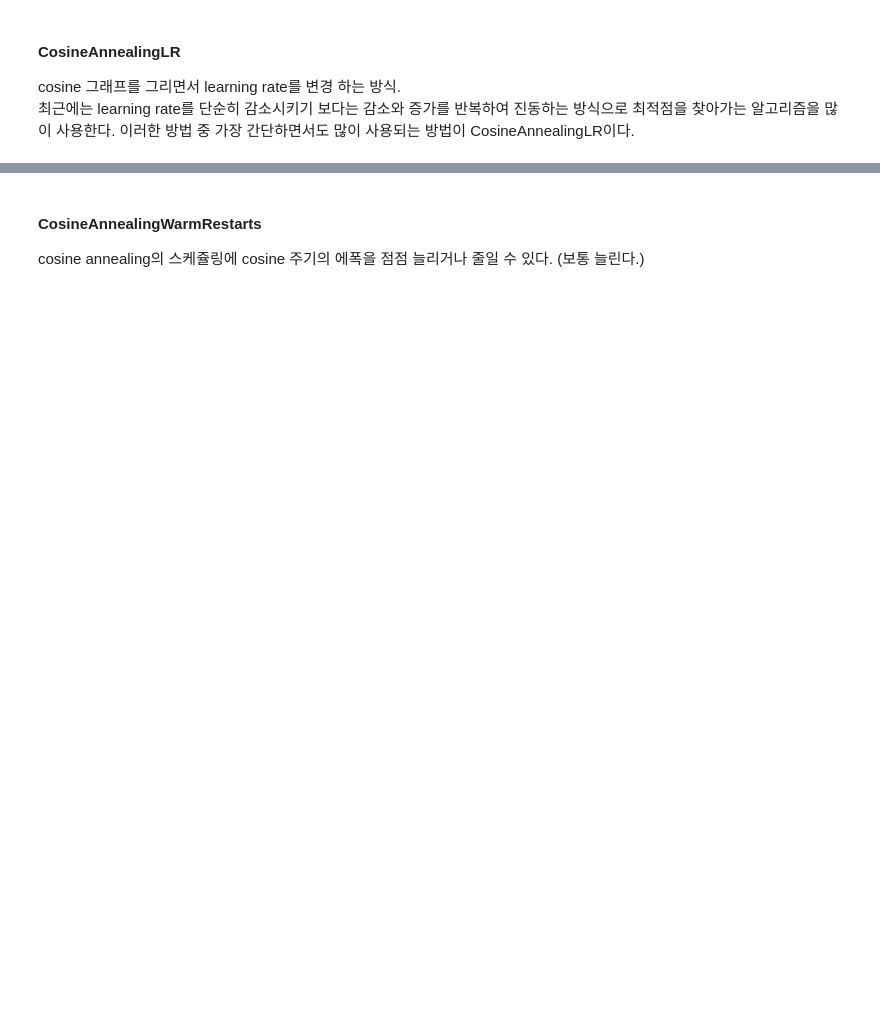
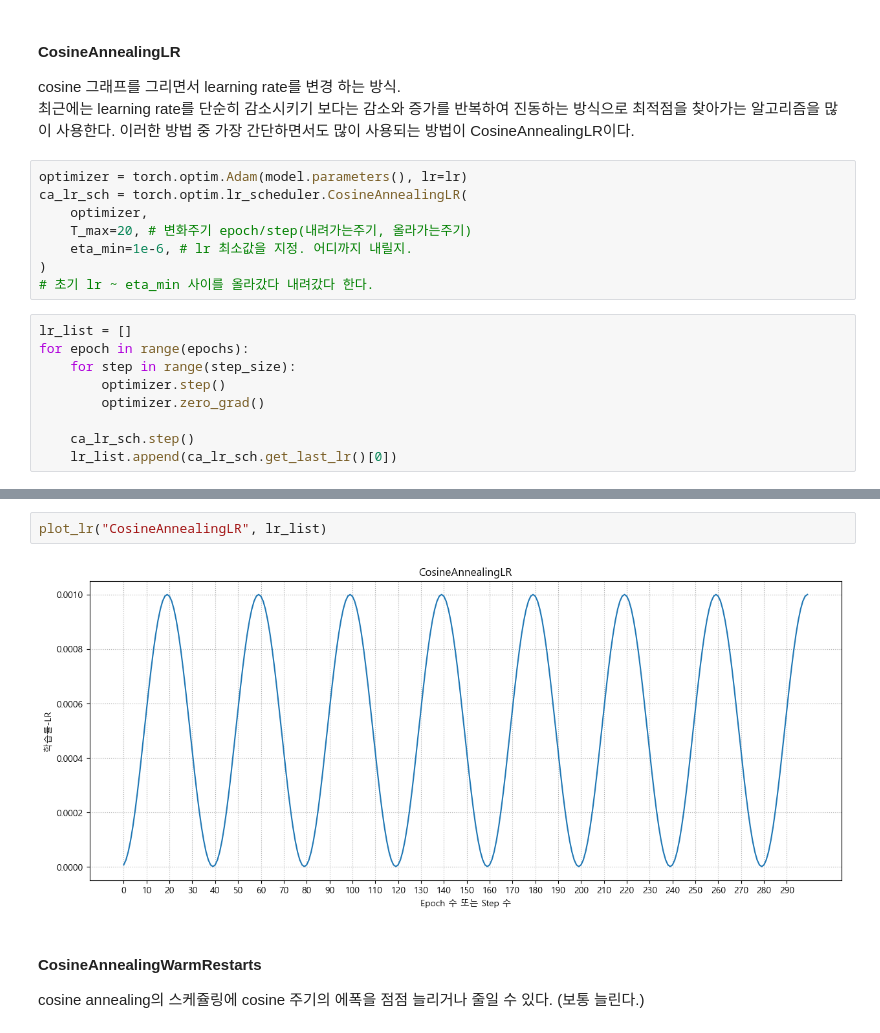
Before and after one commit to ksryong0/SKN21, a Jupyter notebook: 07_deeplearning_pytorch/08_2_딥러닝모델_성능개선_예제.ipynb, the cells around one changed output, grey strips where cells are left out. Saved outputs shown, nothing was run; the diff lists cells and outputs as text; blank space fills up the shorter version.

```diff
--- a/07_deeplearning_pytorch/08_2_딥러닝모델_성능개선_예제.ipynb
+++ b/07_deeplearning_pytorch/08_2_딥러닝모델_성능개선_예제.ipynb
@@ -383,3 +696,20 @@ def plot_lr(title, lr_list):
 
 cosine 그래프를 그리면서 learning rate를 변경 하는 방식.
 최근에는 learning rate를 단순히 감소시키기 보다는 감소와 증가를 반복하여 진동하는 방식으로 최적점을 찾아가는 알고리즘을 많이 사용한다. 이러한 방법 중 가장 간단하면서도 많이 사용되는 방법이 CosineAnnealingLR이다.
+# %%
+optimizer = torch.optim.Adam(model.parameters(), lr=lr)
+ca_lr_sch = torch.optim.lr_scheduler.CosineAnnealingLR(
+    optimizer,
+    T_max=20, # 변화주기 epoch/step(내려가는주기, 올라가는주기)
+    eta_min=1e-6, # lr 최소값을 지정. 어디까지 내릴지.
+)
+# 초기 lr ~ eta_min 사이를 올라갔다 내려갔다 한다.
+# %%
+lr_list = []
+for epoch in range(epochs):
+    for step in range(step_size):
+        optimizer.step()
+        optimizer.zero_grad()
+
+    ca_lr_sch.step()
+    lr_list.append(ca_lr_sch.get_last_lr()[0])
@@ -386,3 +736,7 @@ cosine 그래프를 그리면서 learning rate를 변경 하는 방식.
+# %%
+plot_lr("CosineAnnealingLR", lr_list)
+# %% [output]
+[figure, added]
 # %% [markdown]
 #### CosineAnnealingWarmRestarts
 
```
Also changed, not shown: parts of 27 cells of this notebook, 36 other files.
